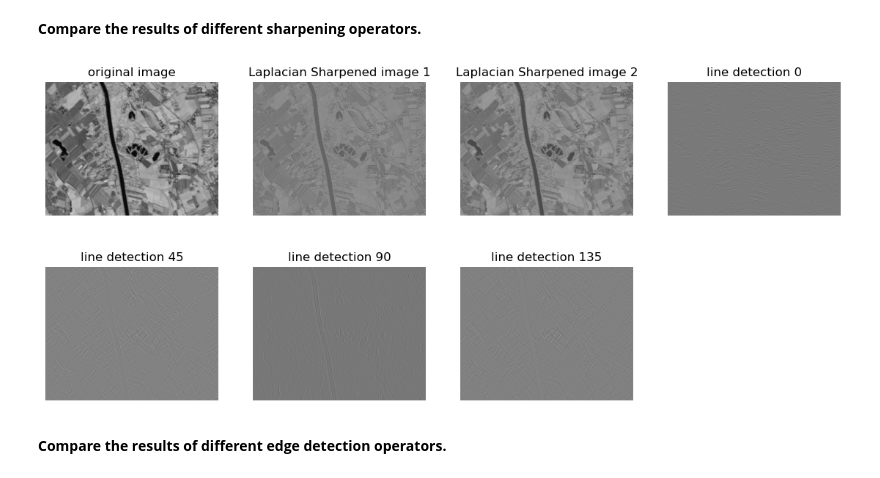
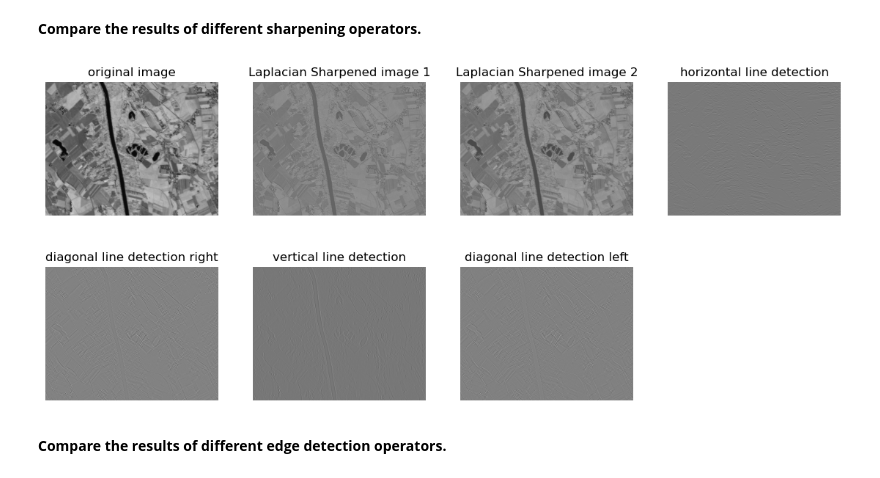
Before and after one commit to Ethel-Ogallo/UBS_ERSIP, a Jupyter notebook: Labs/lab3.ipynb, the cells around one changed output. Drawn from its saved outputs; the diff is of its cells as text; code cells hidden in the pictures.

```diff
--- a/Labs/lab3.ipynb
+++ b/Labs/lab3.ipynb
@@ -159,38 +160,38 @@ fig, axes = plt.subplots(2, 4, figsize=(14, 6))
 axes = axes.flatten()
 
 axes[0].imshow(img, cmap='gray')
 axes[0].set_title("original image")
 axes[0].axis("off")
 
 axes[1].imshow(img_sharp, cmap='gray')
 axes[1].set_title("Laplacian Sharpened image 1")
 axes[1].axis("off")
 
 axes[2].imshow(img_sharp2, cmap='gray')
 axes[2].set_title("Laplacian Sharpened image 2")
 axes[2].axis("off")
 
 axes[3].imshow(img_line1, cmap='gray')
-axes[3].set_title("line detection 0")
+axes[3].set_title("horizontal line detection")
 axes[3].axis("off")
 
 axes[4].imshow(img_line2, cmap='gray')
-axes[4].set_title("line detection 45")
+axes[4].set_title("diagonal line detection right")
 axes[4].axis("off")
 
 axes[5].imshow(img_line3, cmap='gray')
-axes[5].set_title("line detection 90")
+axes[5].set_title("vertical line detection")
 axes[5].axis("off")
 
 axes[6].imshow(img_line4, cmap='gray')
-axes[6].set_title("line detection 135")
+axes[6].set_title("diagonal line detection left")
 axes[6].axis("off")
 
 axes[7].axis("off")
 
 plt.show()
 # %% [output]
-[figure, old version]
+[figure, new version]
 # %% [markdown]
 **Compare the results of different edge detection operators.**
 # %%
```
Also changed, not shown: parts of 5 cells of this notebook.
